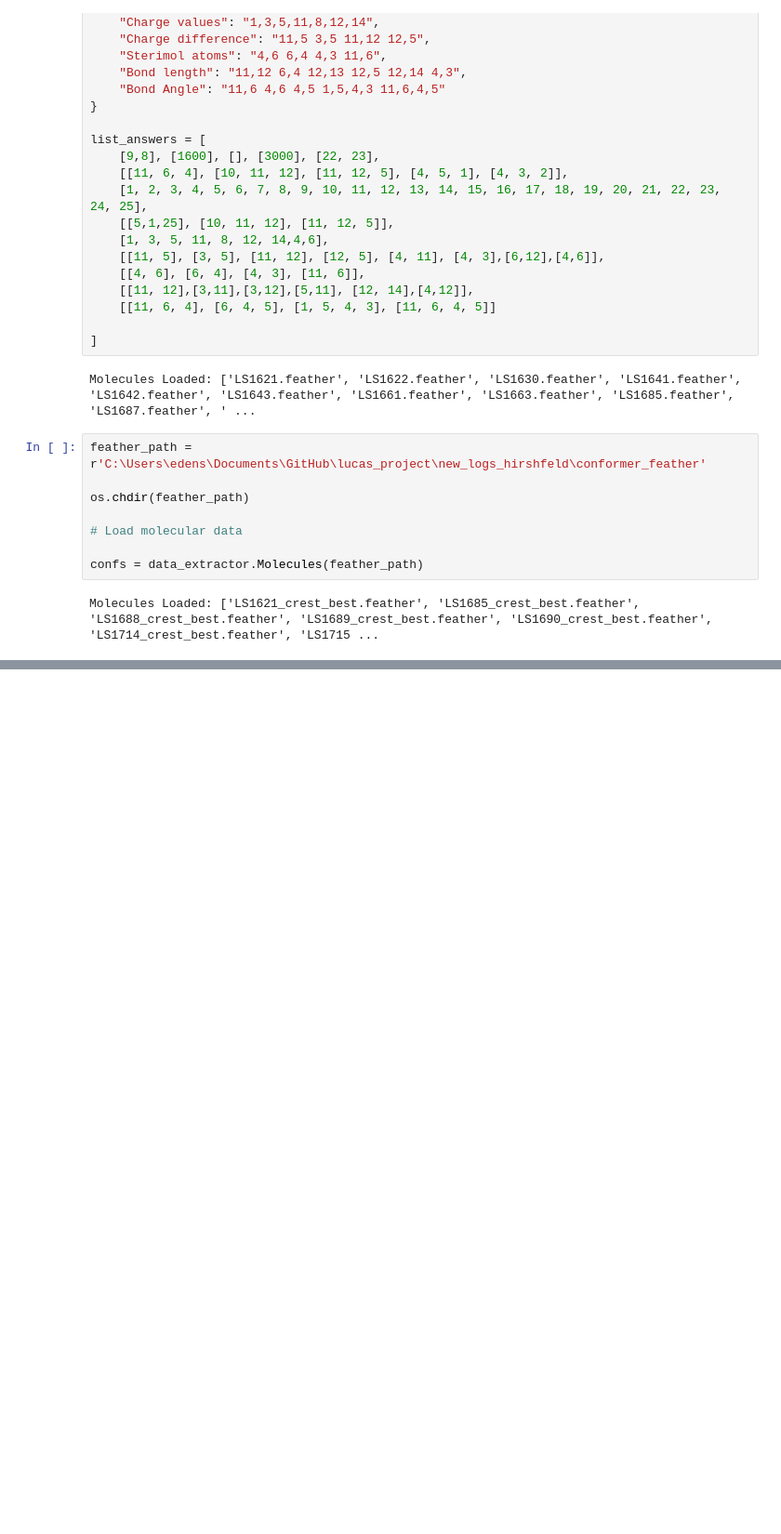
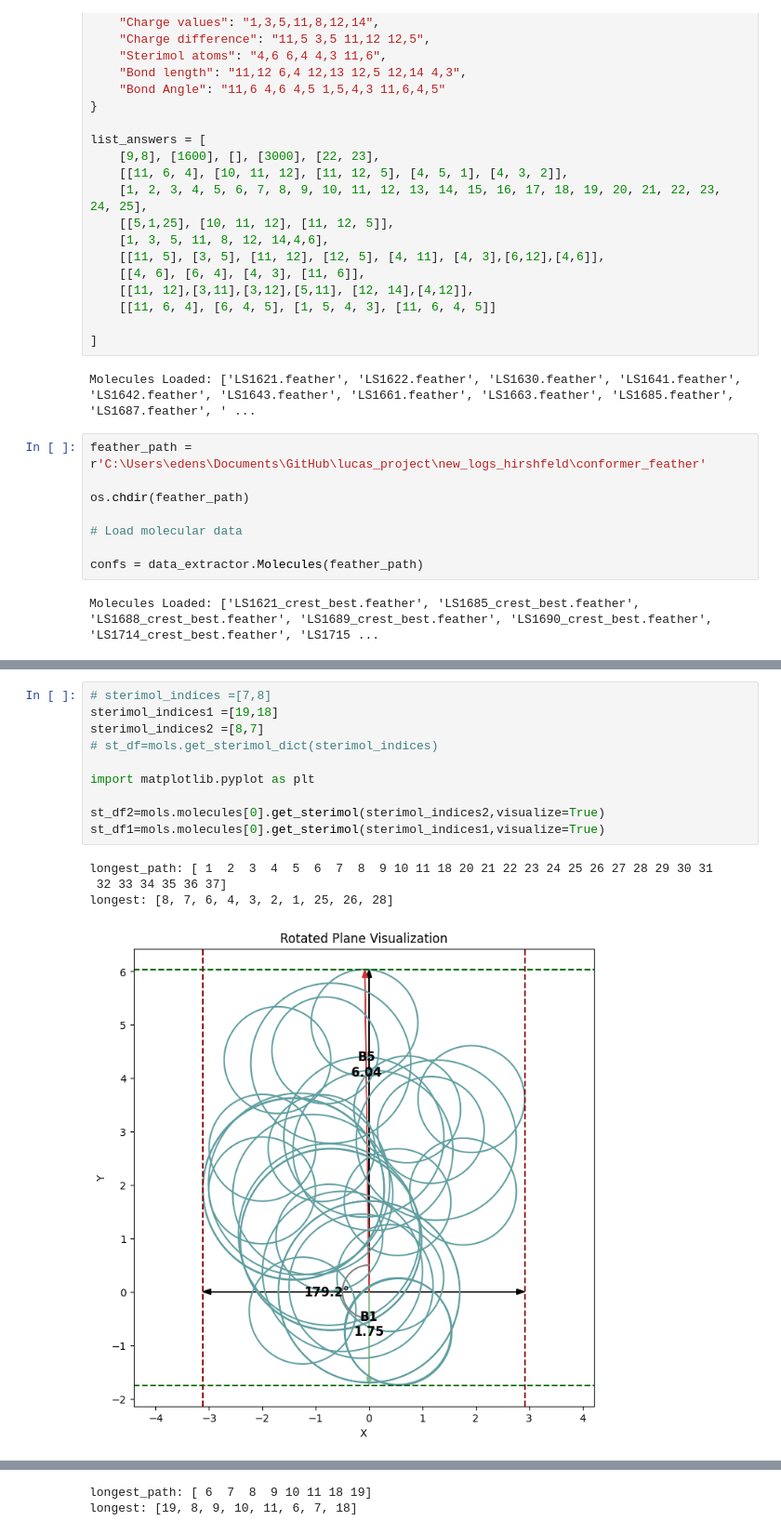
Before and after one commit to edenspec2/labcode_updated, a Jupyter notebook: MolFeatures/practical_use_lucas.ipynb, the cells around one changed output, grey strips where cells are left out. Shown at 93% size. Cells and saved outputs as stored; diff of their text form; blank space fills up the shorter version.

```diff
--- a/MolFeatures/practical_use_lucas.ipynb
+++ b/MolFeatures/practical_use_lucas.ipynb
@@ -210,0 +106,15 @@ Atom count mismatch for LS1685: 55 vs 57
+# %%
+# sterimol_indices =[7,8]
+sterimol_indices1 =[19,18]
+sterimol_indices2 =[8,7]
+# st_df=mols.get_sterimol_dict(sterimol_indices)
+
+import matplotlib.pyplot as plt
+
+st_df2=mols.molecules[0].get_sterimol(sterimol_indices2,visualize=True)
+st_df1=mols.molecules[0].get_sterimol(sterimol_indices1,visualize=True)
+# %% [output]
+longest_path: [ 1  2  3  4  5  6  7  8  9 10 11 18 20 21 22 23 24 25 26 27 28 29 30 31
+ 32 33 34 35 36 37]
+longest: [8, 7, 6, 4, 3, 2, 1, 25, 26, 28]
+[figure, added]
@@ -210,0 +122,2 @@ Atom count mismatch for LS1685: 55 vs 57
+longest_path: [ 6  7  8  9 10 11 18 19]
+longest: [19, 8, 9, 10, 11, 6, 7, 18]
```
Also changed, not shown: parts of 19 cells of this notebook, 6 other files.
